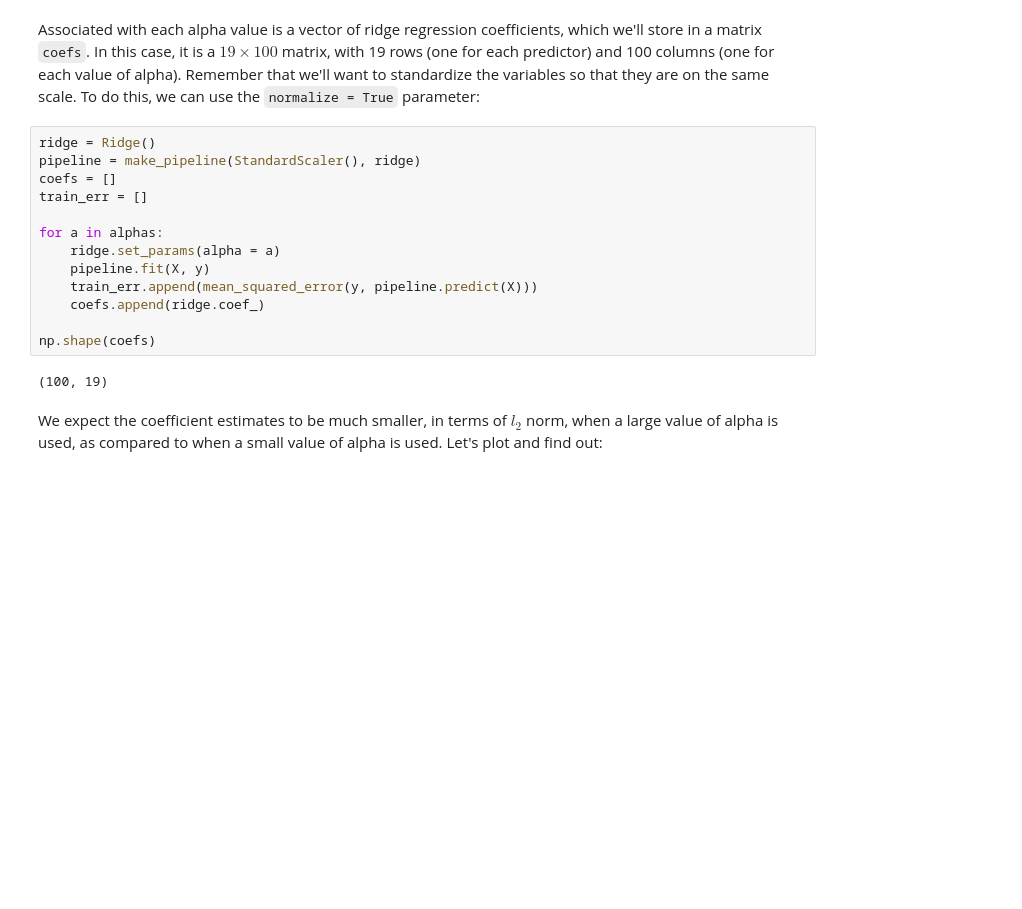
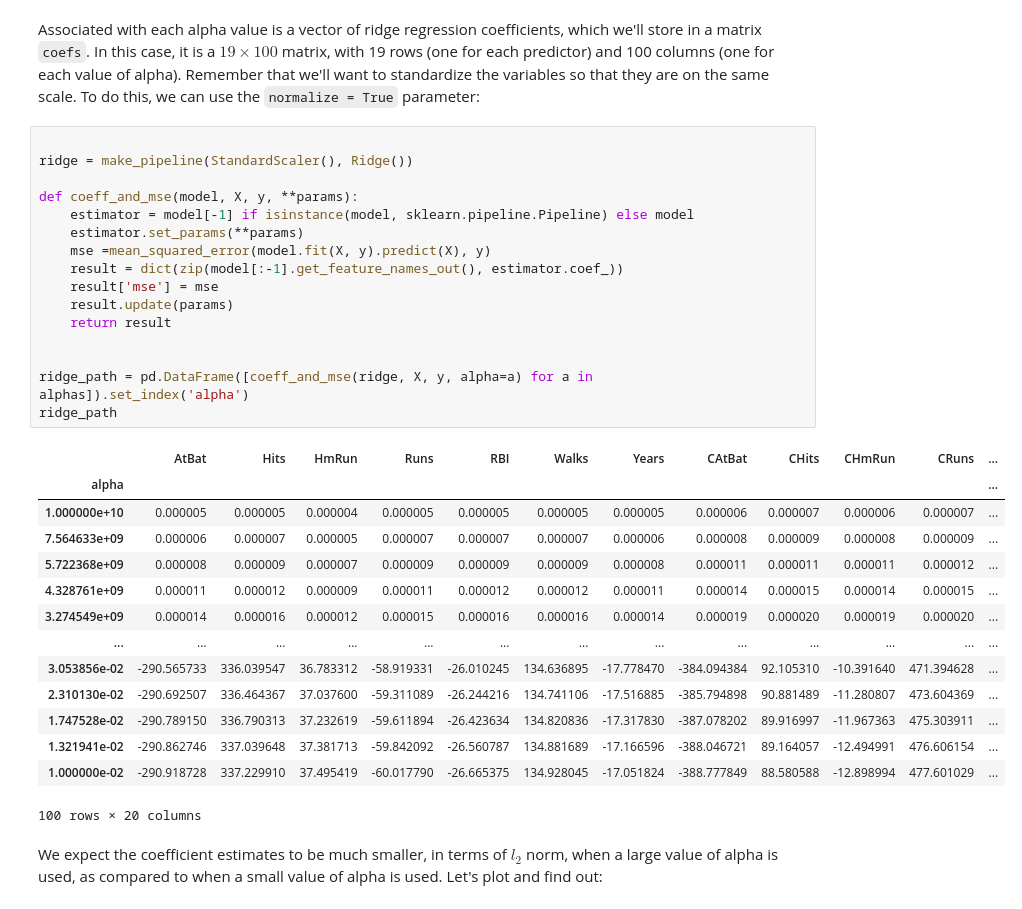
Before and after one commit to prokaj/ipynb, a Jupyter notebook: week2/Lab_Ch6.5.2_Ridge_Regression_and_the_Lasso_in_Python.ipynb, the cells around one changed output. Cells and saved outputs as stored; diff of their text form; blank space fills up the shorter version.

```diff
--- a/week2/Lab_Ch6.5.2_Ridge_Regression_and_the_Lasso_in_Python.ipynb
+++ b/week2/Lab_Ch6.5.2_Ridge_Regression_and_the_Lasso_in_Python.ipynb
@@ -109,21 +126,37 @@ matrix, with 19 rows (one for each predictor) and 100
 columns (one for each value of alpha). Remember that we'll want to standardize the
 variables so that they are on the same scale. To do this, we can use the
 `normalize = True` parameter:
-# %%
-ridge = Ridge()
-pipeline = make_pipeline(StandardScaler(), ridge)
-coefs = []
-train_err = []
-
-for a in alphas:
-    ridge.set_params(alpha = a)
-    pipeline.fit(X, y)
-    train_err.append(mean_squared_error(y, pipeline.predict(X)))
-    coefs.append(ridge.coef_)
-
-np.shape(coefs)
-# %% [output]
-(100, 19)
+# %%
+
+ridge = make_pipeline(StandardScaler(), Ridge())
+
+def coeff_and_mse(model, X, y, **params):
+    estimator = model[-1] if isinstance(model, sklearn.pipeline.Pipeline) else model
+    estimator.set_params(**params)
+    mse =mean_squared_error(model.fit(X, y).predict(X), y)
+    result = dict(zip(model[:-1].get_feature_names_out(), estimator.coef_))
+    result['mse'] = mse
+    result.update(params)
+    return result
+
+
+ridge_path = pd.DataFrame([coeff_and_mse(ridge, X, y, alpha=a) for a in alphas]).set_index('alpha')
+ridge_path
+# %% [output]
+|  | AtBat | Hits | HmRun | Runs | RBI | Walks | Years | CAtBat | CHits | CHmRun | CRuns | ... |
+| alpha |  |  |  |  |  |  |  |  |  |  |  | ... |
+| 1.000000e+10 | 0.000005 | 0.000005 | 0.000004 | 0.000005 | 0.000005 | 0.000005 | 0.000005 | 0.000006 | 0.000007 | 0.000006 | 0.000007 | ... |
+| 7.564633e+09 | 0.000006 | 0.000007 | 0.000005 | 0.000007 | 0.000007 | 0.000007 | 0.000006 | 0.000008 | 0.000009 | 0.000008 | 0.000009 | ... |
+| 5.722368e+09 | 0.000008 | 0.000009 | 0.000007 | 0.000009 | 0.000009 | 0.000009 | 0.000008 | 0.000011 | 0.000011 | 0.000011 | 0.000012 | ... |
+| 4.328761e+09 | 0.000011 | 0.000012 | 0.000009 | 0.000011 | 0.000012 | 0.000012 | 0.000011 | 0.000014 | 0.000015 | 0.000014 | 0.000015 | ... |
+| 3.274549e+09 | 0.000014 | 0.000016 | 0.000012 | 0.000015 | 0.000016 | 0.000016 | 0.000014 | 0.000019 | 0.000020 | 0.000019 | 0.000020 | ... |
+| ... | ... | ... | ... | ... | ... | ... | ... | ... | ... | ... | ... | ... |
+| 3.053856e-02 | -290.565733 | 336.039547 | 36.783312 | -58.919331 | -26.010245 | 134.636895 | -17.778470 | -384.094384 | 92.105310 | -10.391640 | 471.394628 | ... |
+| 2.310130e-02 | -290.692507 | 336.464367 | 37.037600 | -59.311089 | -26.244216 | 134.741106 | -17.516885 | -385.794898 | 90.881489 | -11.280807 | 473.604369 | ... |
+| 1.747528e-02 | -290.789150 | 336.790313 | 37.232619 | -59.611894 | -26.423634 | 134.820836 | -17.317830 | -387.078202 | 89.916997 | -11.967363 | 475.303911 | ... |
+| 1.321941e-02 | -290.862746 | 337.039648 | 37.381713 | -59.842092 | -26.560787 | 134.881689 | -17.166596 | -388.046721 | 89.164057 | -12.494991 | 476.606154 | ... |
+| 1.000000e-02 | -290.918728 | 337.229910 | 37.495419 | -60.017790 | -26.665375 | 134.928045 | -17.051824 | -388.777849 | 88.580588 | -12.898994 | 477.601029 | ... |
+100 rows × 20 columns
 # %% [markdown]
 We expect the coefficient estimates to be much smaller, in terms of $l_2$ norm,
 when a large value of alpha is used, as compared to when a small value of alpha is
```
Also changed, not shown: parts of 21 cells of this notebook, 3 other files.
